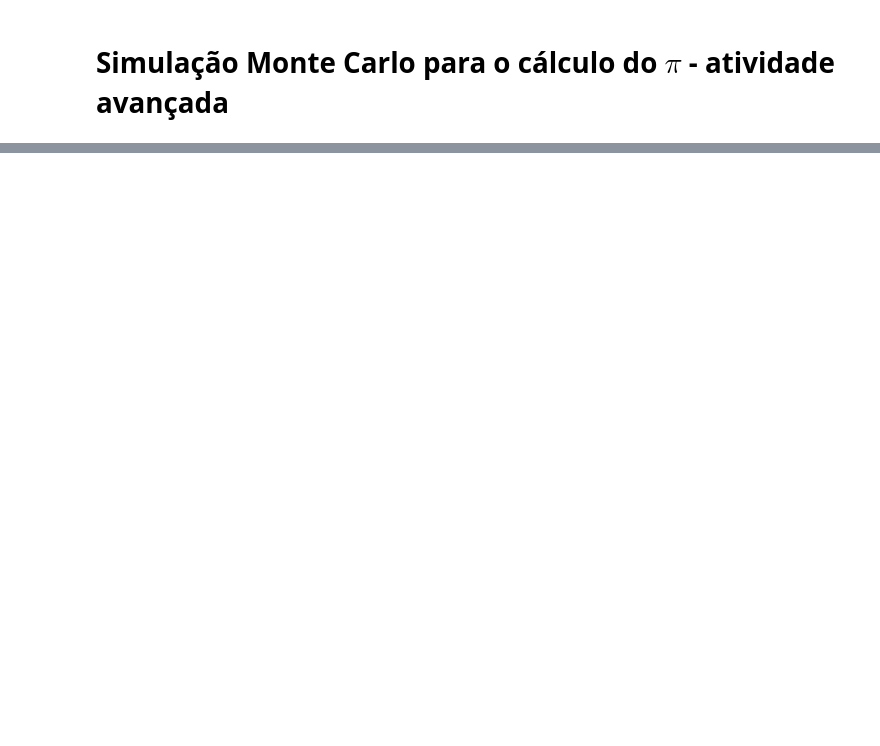
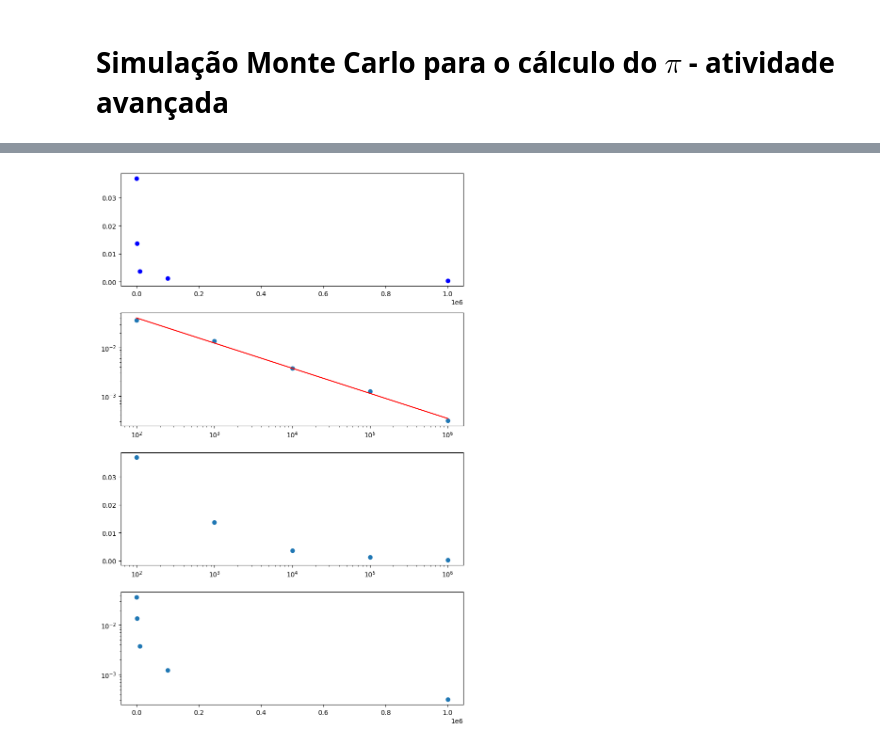
Before and after one commit to JVeloso14/Fisica-computacional-atividades, a Jupyter notebook: atividade 3/monte carlo 20/monte_carlo_avançado_1.ipynb, the cells around one changed output, grey strips where cells are left out. Cells and saved outputs as stored; diff of their text form; code cells hidden in the pictures; blank space fills up the shorter version.

Commit message:
commit erros graficos

```diff
--- a/atividade 3/monte carlo 20/monte_carlo_avançado_1.ipynb
+++ b/atividade 3/monte carlo 20/monte_carlo_avançado_1.ipynb
@@ -48,22 +48,3 @@ class CalcPi():
         plt.title(f'Simulação Monte Carlo para a estimativa de π: {self.estimativa_pi} (pontos = {self.pontos})')
         plt.legend()
         plt.show()
-
-    def grafico_erro_relativo(self):
-        log_pontos = np.log10(self.pontos)
-        erro  = [abs(pi - np.pi)/np.pi for pi in self.estimativa_pi]
-        coeficientes = np.polyfit(log_pontos, erro,1)
-        p = np.poly1d(coeficientes)
-        plt.scatter(self.pontos, erro , label = 'Erro relativo')
-        plt.plot(self.pontos, p(log_pontos), label = 'Ajuste linear', color = 'red')
-        plt.xscale('log')
-        plt.legend()
-        plt.show()
-
-
-
-if __name__ == '__main__':
-    simulacao1 = CalcPi([100 ,1000, 10000, 100000, 1000000] , False)
-    resultado1 = simulacao1.resultado_pi()
-    grafico1 = simulacao1.grafico_erro_relativo()
-    print(resultado1)
@@ -72,0 +57,59 @@ if __name__ == '__main__':
+# %%
+import numpy as np
+import matplotlib.pyplot as plt
+
+erro_lista= []
+def func(n):
+    for i in range(n):
+        simulacao1 = CalcPi([100 ,1000, 10000, 100000, 1000000] , False)
+        simulacao1.monte_Carlo_pi()
+        erro= [abs(pi - np.pi)/np.pi for pi in simulacao1.estimativa_pi]
+        erro_lista.append(erro)
+    return erro_lista
+
+simulacoes = func(10)
+
+num_simulacoes = len(simulacoes) #numero de simulacoes em
+
+num_pontos = len(simulacoes[0]) # numero de pontos em cada lista
+media_erros = []
+
+for i in range(num_pontos):
+    soma = 0
+    for simulacao in simulacoes:
+        soma += simulacao[i]
+    media = soma / num_simulacoes
+    media_erros.append(media)
+
+print(media_erros)
+
+
+plt.figure(figsize=(8,12))
+plt.subplot(4,1,1)
+plt.plot(simulacao1.pontos, media_erros, 'o', color='blue')
+
+
+
+plt.subplot(4,1,2)
+plt.loglog(simulacao1.pontos, media_erros, 'o', label='Erro relativo')
+coeficientes2 = np.polyfit(np.log10(simulacao1.pontos), np.log10(media_erros), 1)
+print('Log:', coeficientes2)
+p2 = np.poly1d(coeficientes2)
+log_pontos = np.log10(simulacao1.pontos)
+erro_ajuste = 10**p2(log_pontos)  # Calcula erro ajustado na escala linear
+plt.loglog(simulacao1.pontos, erro_ajuste, label='Ajuste log-log', color='red')
+
+plt.subplot(4,1,3)
+coeficientes3 = np.polyfit(np.log10(simulacao1.pontos), media_erros, 1)
+plt.semilogx(simulacao1.pontos, media_erros, 'o', label='Erro relativo')
+
+
+
+plt.subplot(4,1,4)
+coeficientes3 = np.polyfit(simulacao1.pontos, np.log10(media_erros), 1)
+plt.semilogy(simulacao1.pontos, media_erros, 'o', label='Erro relativo')
+
+
+plt.tight_layout()
+plt.show()
+# %% [output]
@@ -72,0 +118 @@ if __name__ == '__main__':
+[figure, added]
```
Also changed, not shown: parts of 3 cells of this notebook, 1 other file.
